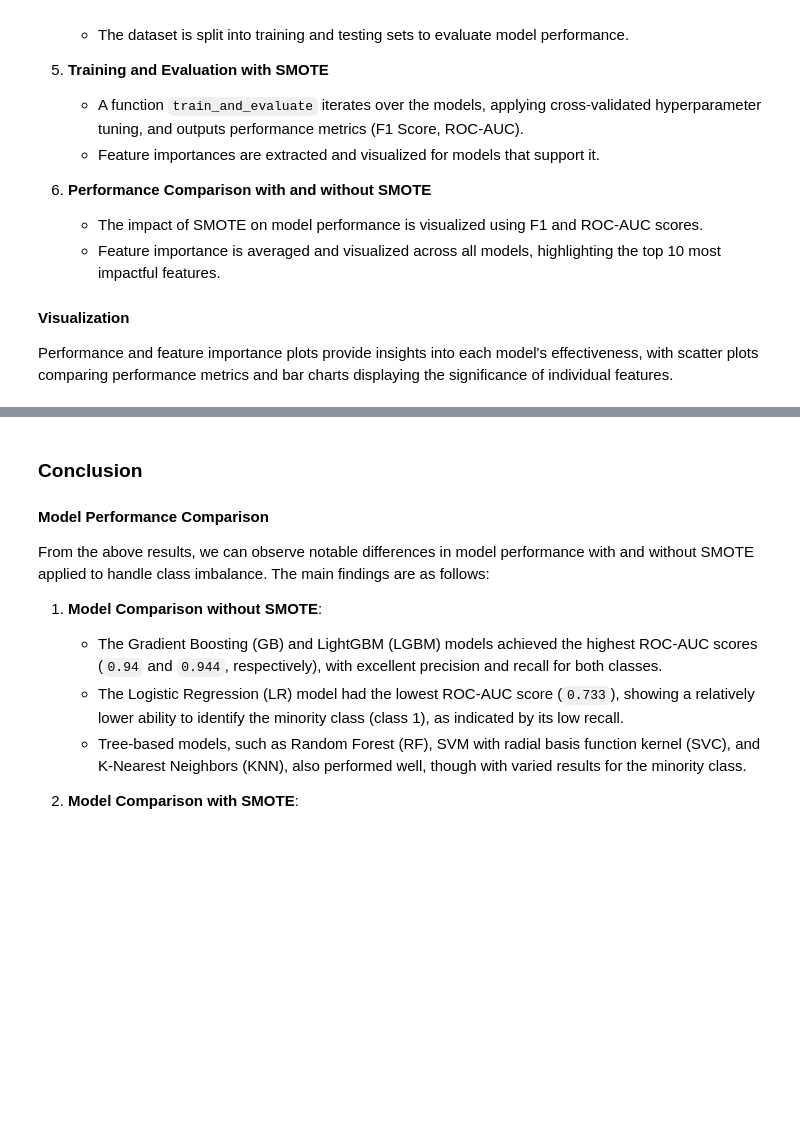
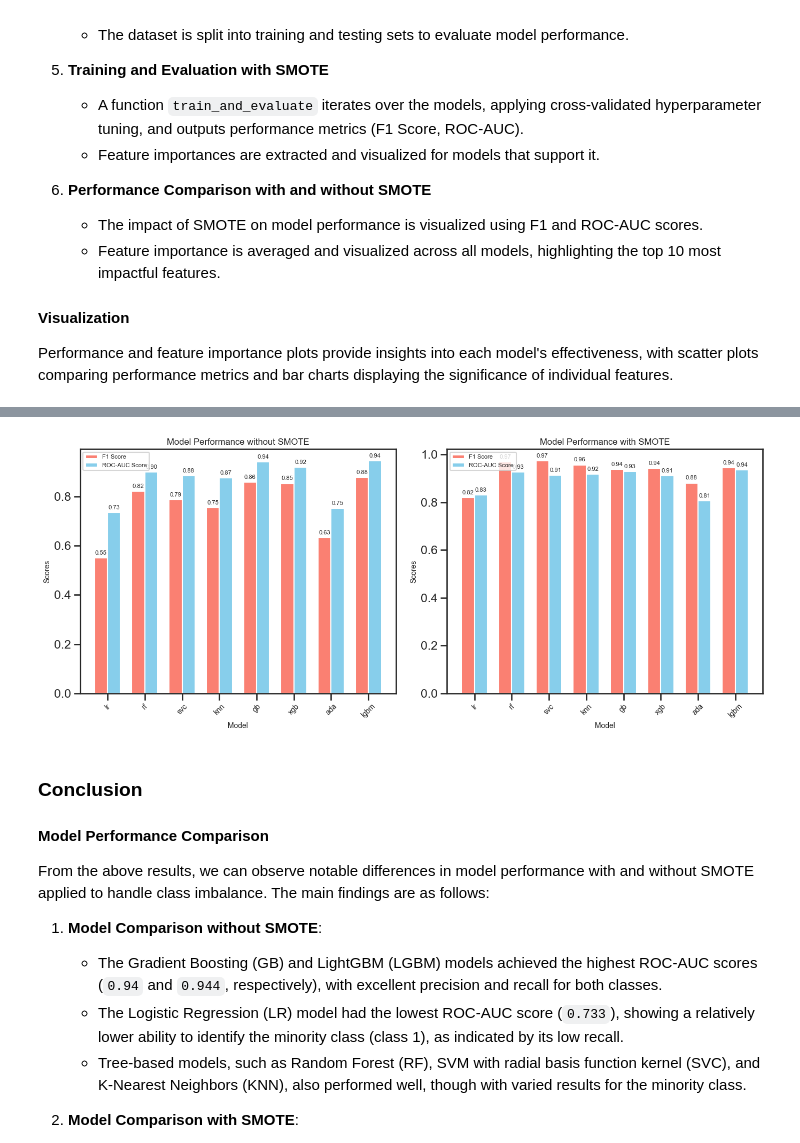
Before and after one commit to Yzkkk/IS5126_FinalProject, a Jupyter notebook: IS5126_project.ipynb, the cells around one changed output, grey strips where cells are left out. Cells and saved outputs as stored; diff of their text form; code cells hidden in the pictures; blank space fills up the shorter version.

```diff
--- a/IS5126_project.ipynb
+++ b/IS5126_project.ipynb
@@ -877,3 +862,47 @@ Best Parameters: {'classifier__learning_rate': 0.2, 'classifier__max_depth': 5,
+# %%
+models = list(dic_model_performance_no_smote.keys())
+f1_scores_no_smote = [scores[0] for scores in dic_model_performance_no_smote.values()]
+roc_auc_scores_no_smote = [scores[1] for scores in dic_model_performance_no_smote.values()]
+
+f1_scores_smote = [scores[0] for scores in dic_model_performance_smote.values()]
+roc_auc_scores_smote = [scores[1] for scores in dic_model_performance_smote.values()]
+
+x = np.arange(len(models))
+width = 0.35
+fig, axs = plt.subplots(1, 2, figsize=(14, 6))
+
+# First subgraph: No SMOTE
+bars1 = axs[0].bar(x - width/2, f1_scores_no_smote, width, label='F1 Score', color='salmon')
+bars2 = axs[0].bar(x + width/2, roc_auc_scores_no_smote, width, label='ROC-AUC Score', color='skyblue')
+
+axs[0].set_xlabel('Model', fontsize=10)
+axs[0].set_ylabel('Scores', fontsize=10)
+axs[0].set_title('Model Performance without SMOTE', fontsize=12)
+axs[0].set_xticks(x)
+axs[0].set_xticklabels(models, fontsize=10)
+axs[0].legend(fontsize=8)
+axs[0].bar_label(bars1, fmt='%.2f', padding=3, fontsize=8)
+axs[0].bar_label(bars2, fmt='%.2f', padding=3, fontsize=8)
+
+# Second subgraph: with SMOTE
+bars1 = axs[1].bar(x - width/2, f1_scores_smote, width, label='F1 Score', color='salmon')
+bars2 = axs[1].bar(x + width/2, roc_auc_scores_smote, width, label='ROC-AUC Score', color='skyblue')
+
+axs[1].set_xlabel('Model', fontsize=10)
+axs[1].set_ylabel('Scores', fontsize=10)
+axs[1].set_title('Model Performance with SMOTE', fontsize=12)
+axs[1].set_xticks(x)
+axs[1].set_xticklabels(models, fontsize=10)
+axs[1].legend(fontsize=8)
+axs[1].bar_label(bars1, fmt='%.2f', padding=3, fontsize=8)
+axs[1].bar_label(bars2, fmt='%.2f', padding=3, fontsize=8)
+
+plt.setp(axs[0].xaxis.get_majorticklabels(), rotation=45)
+plt.setp(axs[1].xaxis.get_majorticklabels(), rotation=45)
+plt.tight_layout()
+plt.show()
+# %% [output]
+[figure, added]
 # %% [markdown]
 ### Conclusion
 
```
Also changed, not shown: parts of 4 cells of this notebook.
